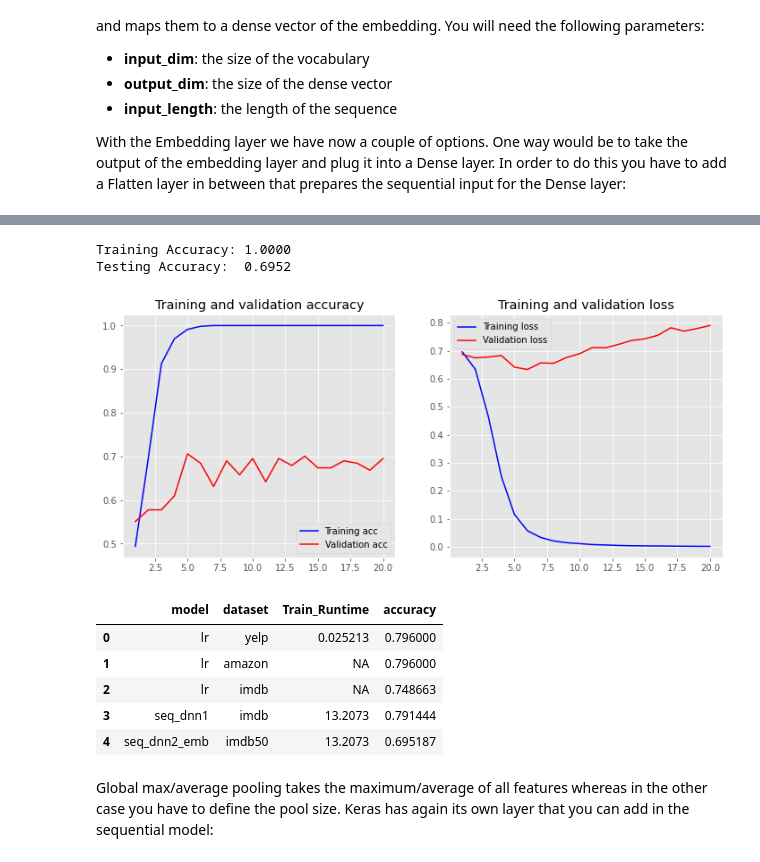
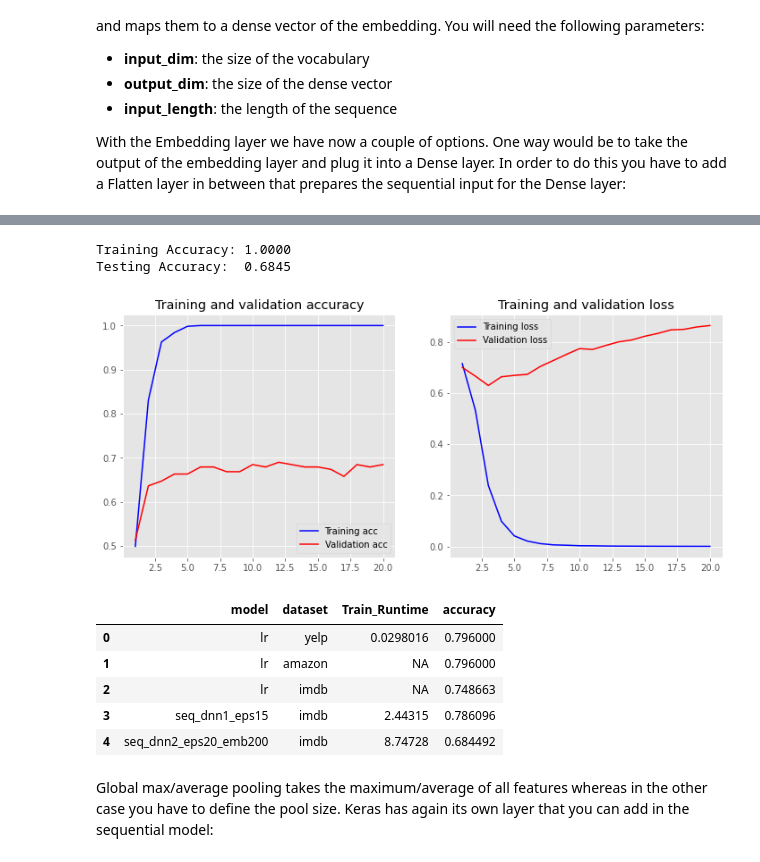
Before and after one commit to ftk1000/colab_demos, a Jupyter notebook: text_classification_with_python_and_keras.ipynb, the cells around one changed output, grey strips where cells are left out. Saved outputs shown, nothing was run; the diff lists cells and outputs as text; code cells hidden in the pictures.

```diff
--- a/text_classification_with_python_and_keras.ipynb
+++ b/text_classification_with_python_and_keras.ipynb
@@ -407,7 +429,7 @@ _________________________________________________________________
 start_time = time.time()
 
 history = model.fit(X_train, y_train,
-                    epochs=100,
+                    epochs=15,
                     verbose=False,
                     validation_data=(X_test, y_test),
                     batch_size=10)
@@ -580,7 +610,7 @@ Now you can use the Embedding Layer of Keras which takes the previously calculat
 
 With the Embedding layer we have now a couple of options. One way would be to take the output of the embedding layer and plug it into a Dense layer. In order to do this you have to add a Flatten layer in between that prepares the sequential input for the Dense layer:
 # %%
-embedding_dim = 50
+embedding_dim = 200
 
 model = Sequential()
 model.add(layers.Embedding(input_dim=vocab_size,
@@ -623,32 +653,37 @@ resdf
 # %%
+start_time = time.time()
+
 history = model.fit(X_train, y_train,
                     epochs=20,
                     verbose=False,
                     validation_data=(X_test, y_test),
                     batch_size=10)
+
+rtime =  time.time() - start_time
 
 loss, accuracy = model.evaluate(X_train, y_train, verbose=False)
 print("Training Accuracy: {:.4f}".format(accuracy))
 
 loss, accuracy = model.evaluate(X_test, y_test, verbose=False)
 print("Testing Accuracy:  {:.4f}".format(accuracy))
 
 plot_history(history)
 # %% [output]
 Training Accuracy: 1.0000
-Testing Accuracy:  0.6952
+Testing Accuracy:  0.6845
-[figure, old version]
+[figure, new version]
 # %%
-resdf.loc[idx]=['seq_dnn2_emb','imdb50',rtime, accuracy]
+idx=4
+resdf.loc[idx]=['seq_dnn2_eps20_emb200','imdb',rtime, accuracy]
 idx+=1
 resdf
 # %% [output]
 |  | model | dataset | Train_Runtime | accuracy |
-| 0 | lr | yelp | 0.025213 | 0.796000 |
+| 0 | lr | yelp | 0.0298016 | 0.796000 |
 | 1 | lr | amazon | NA | 0.796000 |
 | 2 | lr | imdb | NA | 0.748663 |
-| 3 | seq_dnn1 | imdb | 13.2073 | 0.791444 |
-| 4 | seq_dnn2_emb | imdb50 | 13.2073 | 0.695187 |
+| 3 | seq_dnn1_eps15 | imdb | 2.44315 | 0.786096 |
+| 4 | seq_dnn2_eps20_emb200 | imdb | 8.74728 | 0.684492 |
 # %% [markdown]
 Global max/average pooling takes the maximum/average of all features whereas in the other case you have to define the pool size. Keras has again its own layer that you can add in the sequential model:
 # %%
```
Also changed, not shown: parts of 29 cells of this notebook.
